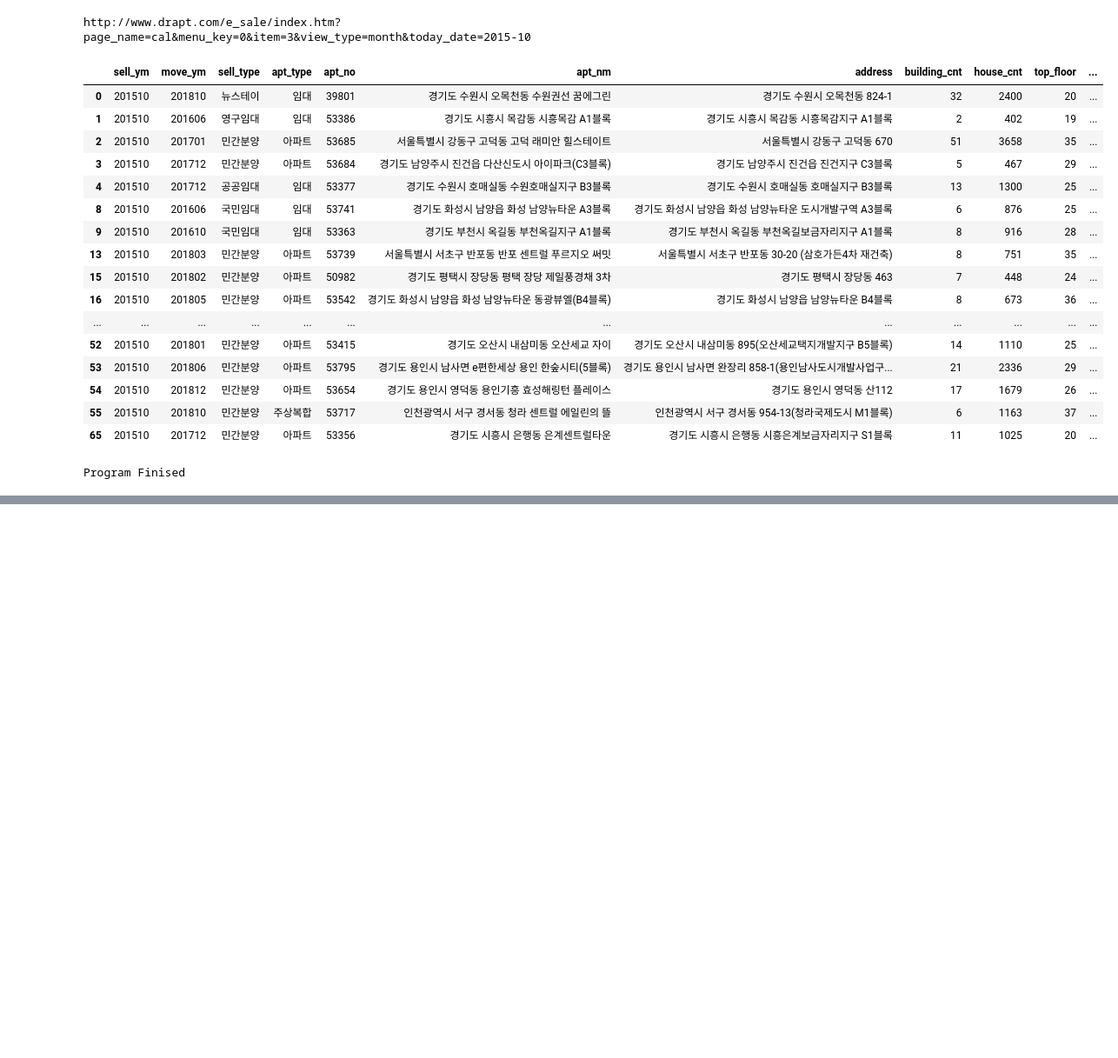
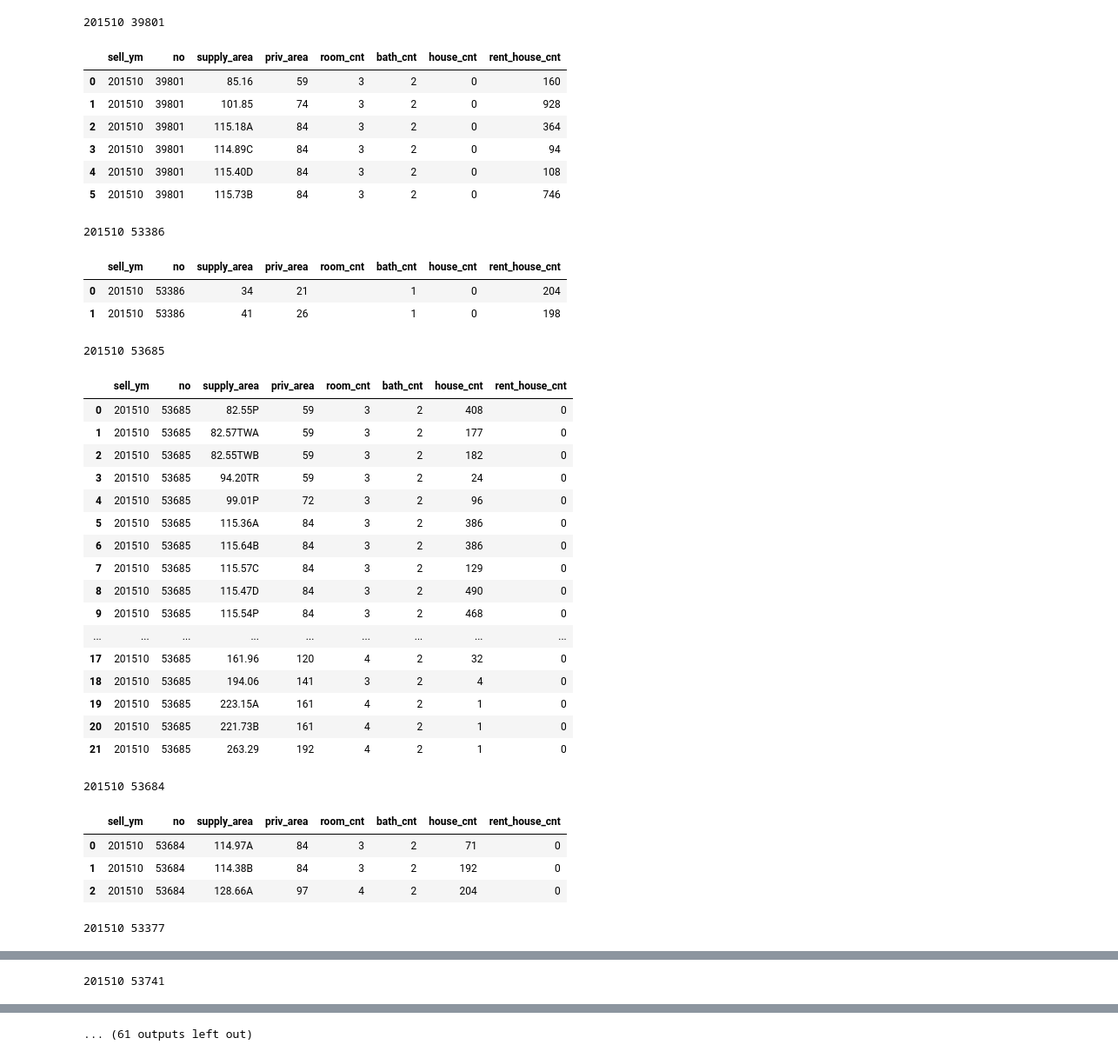
Before and after one commit to good-dba/land, a Jupyter notebook: 입주물량.ipynb, the cells around one changed output, grey strips where cells are left out. Shown at 87% size. Drawn from its saved outputs; the diff is of its cells as text; code cells hidden in the pictures; blank space fills up the shorter version.

```diff
--- a/입주물량.ipynb
+++ b/입주물량.ipynb
@@ -164,32 +143,53 @@ def get_naver_aptinfo(area_code, rletNo, apt_name):
 # %%
 # DB Connection Open
 #con = get_db_connection()
 
-#
-df = apt_sell_info('201510')
-display(df)
+# 닥터아파트에서 월별 분양정보 가져오기
+ym_list = get_ym_list('201510', '201510')
+for ym in ym_list :
+    df = apt_sell_info(ym)
+    for apt_no in df['apt_no'] :
+        print(ym, apt_no)
+        apt_size_info(ym, apt_no)
 
 # DB Connection Close
 #disconnect_db(con)
 
 print('Program Finised')
 # %% [output]
-http://www.drapt.com/e_sale/index.htm?page_name=cal&menu_key=0&item=3&view_type=month&today_date=2015-10
+201510 39801
-|  | sell_ym | move_ym | sell_type | apt_type | apt_no | apt_nm | address | building_cnt | house_cnt | top_floor | ... |
-| 0 | 201510 | 201810 | 뉴스테이 | 임대 | 39801 | 경기도 수원시 오목천동 수원권선 꿈에그린 | 경기도 수원시 오목천동 824-1 | 32 | 2400 | 20 | ... |
-| 1 | 201510 | 201606 | 영구임대 | 임대 | 53386 | 경기도 시흥시 목감동 시흥목감 A1블록 | 경기도 시흥시 목감동 시흥목감지구 A1블록 | 2 | 402 | 19 | ... |
-| 2 | 201510 | 201701 | 민간분양 | 아파트 | 53685 | 서울특별시 강동구 고덕동 고덕 래미안 힐스테이트 | 서울특별시 강동구 고덕동 670 | 51 | 3658 | 35 | ... |
-| 3 | 201510 | 201712 | 민간분양 | 아파트 | 53684 | 경기도 남양주시 진건읍 다산신도시 아이파크(C3블록) | 경기도 남양주시 진건읍 진건지구 C3블록 | 5 | 467 | 29 | ... |
-| 4 | 201510 | 201712 | 공공임대 | 임대 | 53377 | 경기도 수원시 호매실동 수원호매실지구 B3블록 | 경기도 수원시 호매실동 호매실지구 B3블록 | 13 | 1300 | 25 | ... |
-| 8 | 201510 | 201606 | 국민임대 | 임대 | 53741 | 경기도 화성시 남양읍 화성 남양뉴타운 A3블록 | 경기도 화성시 남양읍 화성 남양뉴타운 도시개발구역 A3블록 | 6 | 876 | 25 | ... |
-| 9 | 201510 | 201610 | 국민임대 | 임대 | 53363 | 경기도 부천시 옥길동 부천옥길지구 A1블록 | 경기도 부천시 옥길동 부천옥길보금자리지구 A1블록 | 8 | 916 | 28 | ... |
-| 13 | 201510 | 201803 | 민간분양 | 아파트 | 53739 | 서울특별시 서초구 반포동 반포 센트럴 푸르지오 써밋 | 서울특별시 서초구 반포동 30-20 (삼호가든4차 재건축) | 8 | 751 | 35 | ... |
-| 15 | 201510 | 201802 | 민간분양 | 아파트 | 50982 | 경기도 평택시 장당동 평택 장당 제일풍경채 3차 | 경기도 평택시 장당동 463 | 7 | 448 | 24 | ... |
-| 16 | 201510 | 201805 | 민간분양 | 아파트 | 53542 | 경기도 화성시 남양읍 화성 남양뉴타운 동광뷰엘(B4블록) | 경기도 화성시 남양읍 남양뉴타운 B4블록 | 8 | 673 | 36 | ... |
-| ... | ... | ... | ... | ... | ... | ... | ... | ... | ... | ... | ... |
-| 52 | 201510 | 201801 | 민간분양 | 아파트 | 53415 | 경기도 오산시 내삼미동 오산세교 자이 | 경기도 오산시 내삼미동 895(오산세교택지개발지구 B5블록) | 14 | 1110 | 25 | ... |
-| 53 | 201510 | 201806 | 민간분양 | 아파트 | 53795 | 경기도 용인시 남사면 e편한세상 용인 한숲시티(5블록) | 경기도 용인시 남사면 완장리 858-1(용인남사도시개발사업구... | 21 | 2336 | 29 | ... |
-| 54 | 201510 | 201812 | 민간분양 | 아파트 | 53654 | 경기도 용인시 영덕동 용인기흥 효성해링턴 플레이스 | 경기도 용인시 영덕동 산112 | 17 | 1679 | 26 | ... |
-| 55 | 201510 | 201810 | 민간분양 | 주상복합 | 53717 | 인천광역시 서구 경서동 청라 센트럴 에일린의 뜰 | 인천광역시 서구 경서동 954-13(청라국제도시 M1블록) | 6 | 1163 | 37 | ... |
-| 65 | 201510 | 201712 | 민간분양 | 아파트 | 53356 | 경기도 시흥시 은행동 은계센트럴타운 | 경기도 시흥시 은행동 시흥은계보금자리지구 S1블록 | 11 | 1025 | 20 | ... |
+|  | sell_ym | no | supply_area | priv_area | room_cnt | bath_cnt | house_cnt | rent_house_cnt |
+| 0 | 201510 | 39801 | 85.16 | 59 | 3 | 2 | 0 | 160 |
+| 1 | 201510 | 39801 | 101.85 | 74 | 3 | 2 | 0 | 928 |
+| 2 | 201510 | 39801 | 115.18A | 84 | 3 | 2 | 0 | 364 |
+| 3 | 201510 | 39801 | 114.89C | 84 | 3 | 2 | 0 | 94 |
+| 4 | 201510 | 39801 | 115.40D | 84 | 3 | 2 | 0 | 108 |
+| 5 | 201510 | 39801 | 115.73B | 84 | 3 | 2 | 0 | 746 |
-Program Finised
+201510 53386
+|  | sell_ym | no | supply_area | priv_area | room_cnt | bath_cnt | house_cnt | rent_house_cnt |
+| 0 | 201510 | 53386 | 34 | 21 |  | 1 | 0 | 204 |
+| 1 | 201510 | 53386 | 41 | 26 |  | 1 | 0 | 198 |
+201510 53685
+|  | sell_ym | no | supply_area | priv_area | room_cnt | bath_cnt | house_cnt | rent_house_cnt |
+| 0 | 201510 | 53685 | 82.55P | 59 | 3 | 2 | 408 | 0 |
+| 1 | 201510 | 53685 | 82.57TWA | 59 | 3 | 2 | 177 | 0 |
+| 2 | 201510 | 53685 | 82.55TWB | 59 | 3 | 2 | 182 | 0 |
+| 3 | 201510 | 53685 | 94.20TR | 59 | 3 | 2 | 24 | 0 |
+| 4 | 201510 | 53685 | 99.01P | 72 | 3 | 2 | 96 | 0 |
+| 5 | 201510 | 53685 | 115.36A | 84 | 3 | 2 | 386 | 0 |
+| 6 | 201510 | 53685 | 115.64B | 84 | 3 | 2 | 386 | 0 |
+| 7 | 201510 | 53685 | 115.57C | 84 | 3 | 2 | 129 | 0 |
+| 8 | 201510 | 53685 | 115.47D | 84 | 3 | 2 | 490 | 0 |
+| 9 | 201510 | 53685 | 115.54P | 84 | 3 | 2 | 468 | 0 |
+| ... | ... | ... | ... | ... | ... | ... | ... | ... |
+| 17 | 201510 | 53685 | 161.96 | 120 | 4 | 2 | 32 | 0 |
+| 18 | 201510 | 53685 | 194.06 | 141 | 3 | 2 | 4 | 0 |
+| 19 | 201510 | 53685 | 223.15A | 161 | 4 | 2 | 1 | 0 |
+| 20 | 201510 | 53685 | 221.73B | 161 | 4 | 2 | 1 | 0 |
+| 21 | 201510 | 53685 | 263.29 | 192 | 4 | 2 | 1 | 0 |
+201510 53684
+|  | sell_ym | no | supply_area | priv_area | room_cnt | bath_cnt | house_cnt | rent_house_cnt |
+| 0 | 201510 | 53684 | 114.97A | 84 | 3 | 2 | 71 | 0 |
+| 1 | 201510 | 53684 | 114.38B | 84 | 3 | 2 | 192 | 0 |
+| 2 | 201510 | 53684 | 128.66A | 97 | 4 | 2 | 204 | 0 |
+201510 53377
@@ -195,0 +202 @@ Program Finised
+201510 53741
@@ -195,0 +207 @@ Program Finised
+... (61 outputs left out)
```
Also changed, not shown: parts of 2 cells of this notebook.
